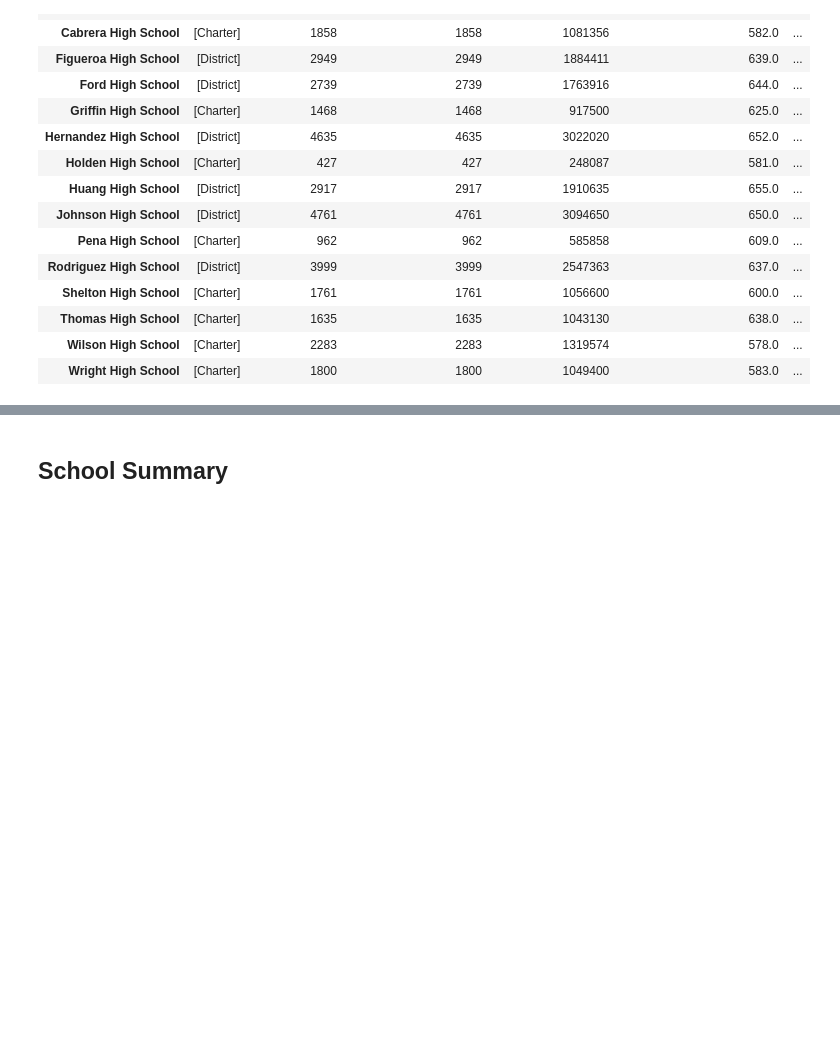
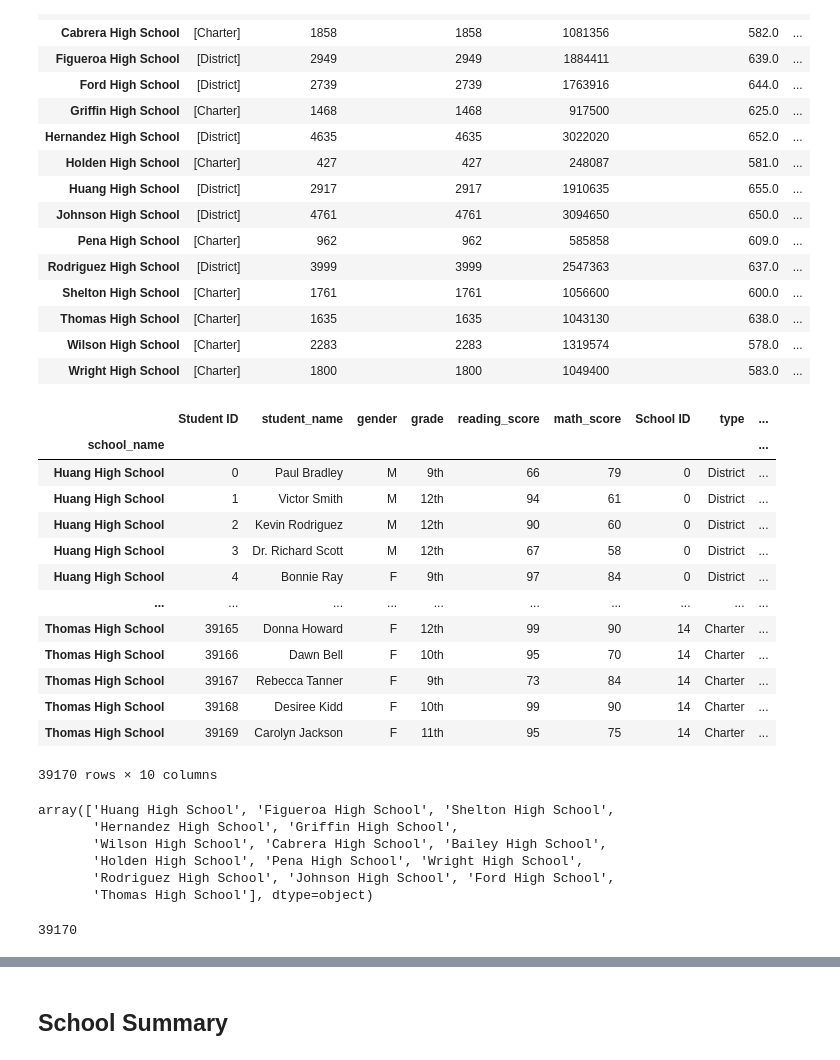
Before and after one commit to PeterGeorgeVlahos/pandas-challenge, a Jupyter notebook: PyCitySchools_starter.ipynb, the cells around one changed output, grey strips where cells are left out. Cells and saved outputs as stored; diff of their text form; code cells hidden in the pictures; blank space fills up the shorter version.

```diff
--- a/PyCitySchools_starter.ipynb
+++ b/PyCitySchools_starter.ipynb
@@ -238,3 +238,20 @@ summary_school
 | Thomas High School | [Charter] | 1635 | 1635 | 1043130 | 638.0 | ... |
 | Wilson High School | [Charter] | 2283 | 2283 | 1319574 | 578.0 | ... |
 | Wright High School | [Charter] | 1800 | 1800 | 1049400 | 583.0 | ... |
+# %%
+school_data_complete.set_index(['school_name'])
+# %% [output]
+|  | Student ID | student_name | gender | grade | reading_score | math_score | School ID | type | ... |
+| school_name |  |  |  |  |  |  |  |  | ... |
+| Huang High School | 0 | Paul Bradley | M | 9th | 66 | 79 | 0 | District | ... |
+| Huang High School | 1 | Victor Smith | M | 12th | 94 | 61 | 0 | District | ... |
+| Huang High School | 2 | Kevin Rodriguez | M | 12th | 90 | 60 | 0 | District | ... |
+| Huang High School | 3 | Dr. Richard Scott | M | 12th | 67 | 58 | 0 | District | ... |
+| Huang High School | 4 | Bonnie Ray | F | 9th | 97 | 84 | 0 | District | ... |
+| ... | ... | ... | ... | ... | ... | ... | ... | ... | ... |
+| Thomas High School | 39165 | Donna Howard | F | 12th | 99 | 90 | 14 | Charter | ... |
+| Thomas High School | 39166 | Dawn Bell | F | 10th | 95 | 70 | 14 | Charter | ... |
+| Thomas High School | 39167 | Rebecca Tanner | F | 9th | 73 | 84 | 14 | Charter | ... |
+| Thomas High School | 39168 | Desiree Kidd | F | 10th | 99 | 90 | 14 | Charter | ... |
+| Thomas High School | 39169 | Carolyn Jackson | F | 11th | 95 | 75 | 14 | Charter | ... |
+39170 rows × 10 columns
@@ -240,0 +260,16 @@ summary_school
+# %%
+test_name = school_data_complete['school_name'].unique()
+test_name
+# %% [output]
+array(['Huang High School', 'Figueroa High School', 'Shelton High School',
+       'Hernandez High School', 'Griffin High School',
+       'Wilson High School', 'Cabrera High School', 'Bailey High School',
+       'Holden High School', 'Pena High School', 'Wright High School',
+       'Rodriguez High School', 'Johnson High School', 'Ford High School',
+       'Thomas High School'], dtype=object)
+# %%
+#test_total_students = school_data_complete[school_data_complete['School ID'].count()]['school_name']
+test_total_students = school_data_complete['School ID'].count()
+test_total_students
+# %% [output]
+39170
```
Also changed, not shown: parts of 4 cells of this notebook.
